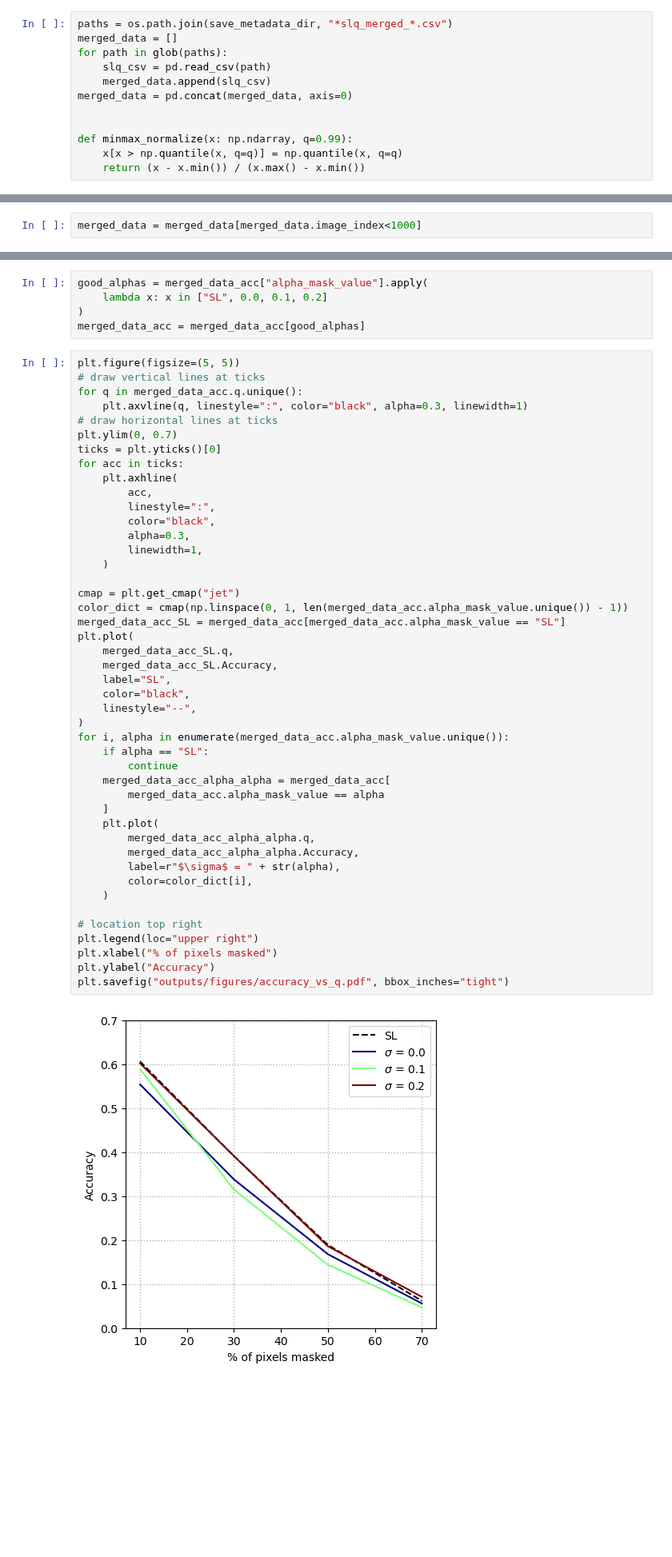
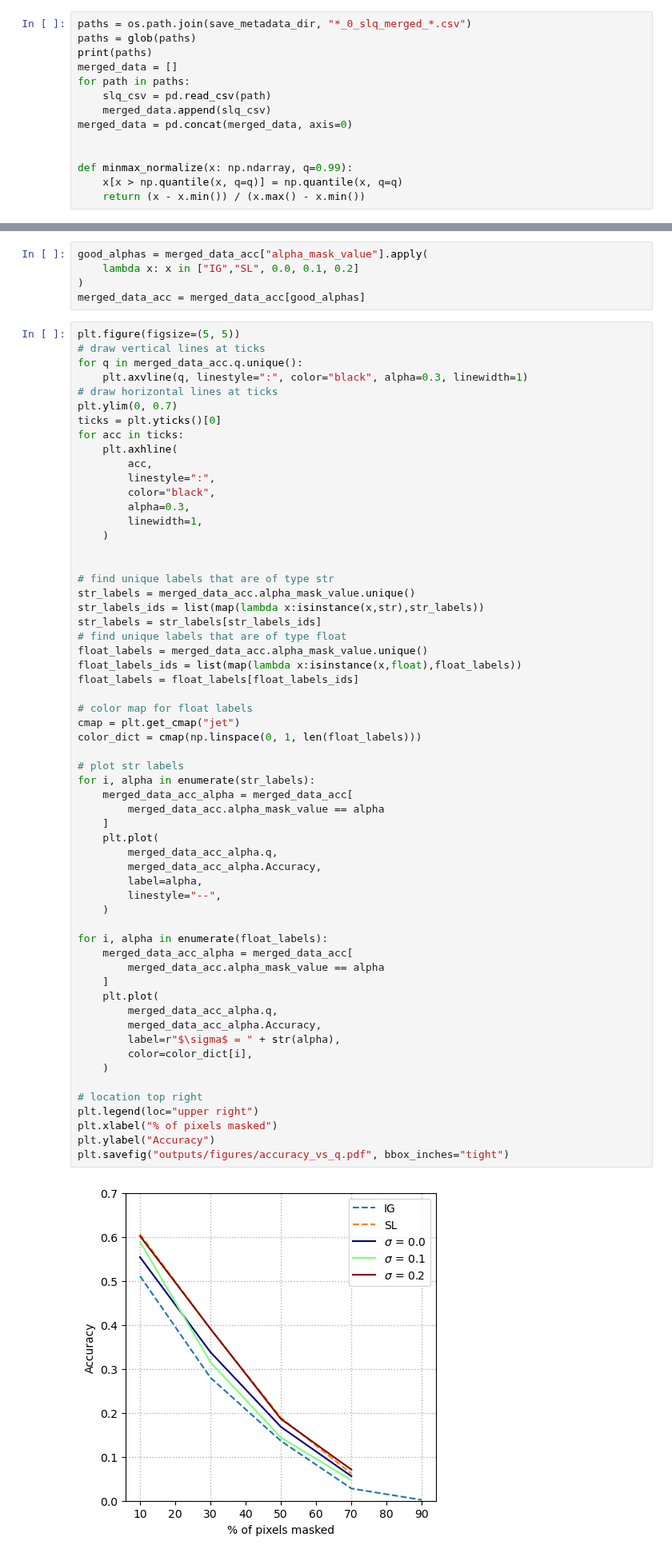
Before and after one commit to Amir-Mehrpanah/On-Spectral-Properties-of-Gradient-based-Explanation-Methods-ECCV24, a Jupyter notebook: experiments/experiment_7.ipynb, the cells around one changed output, grey strips where cells are left out. Shown at 80% size. Drawn from its saved outputs; the diff is of its cells as text; blank space fills up the shorter version.

```diff
--- a/experiments/experiment_7.ipynb
+++ b/experiments/experiment_7.ipynb
@@ -33,9 +35,11 @@ imshow_args = {"cmap": "jet"}
 #     # copy file from path to newpath
 #     os.system(f"cp {path} {newpath}")
 # %%
-paths = os.path.join(save_metadata_dir, "*slq_merged_*.csv")
+paths = os.path.join(save_metadata_dir, "*_0_slq_merged_*.csv")
+paths = glob(paths)
+print(paths)
 merged_data = []
-for path in glob(paths):
+for path in paths:
     slq_csv = pd.read_csv(path)
     merged_data.append(slq_csv)
 merged_data = pd.concat(merged_data, axis=0)
@@ -66,5 +77,3 @@ array(['SL', 0.0, 0.1, 0.2, 0.3, 0.4, 0.5], dtype=object)
-# %%
-merged_data = merged_data[merged_data.image_index<1000]
 # %%
 merged_data_acc = merged_data.groupby(["alpha_mask_value", "q"])["preds"].mean()
 merged_data_acc.name = "Accuracy"
@@ -72,52 +94,66 @@ merged_data_acc = merged_data_acc.reset_index()
 # %%
 good_alphas = merged_data_acc["alpha_mask_value"].apply(
-    lambda x: x in ["SL", 0.0, 0.1, 0.2]
+    lambda x: x in ["IG","SL", 0.0, 0.1, 0.2]
 )
 merged_data_acc = merged_data_acc[good_alphas]
 # %%
 plt.figure(figsize=(5, 5))
 # draw vertical lines at ticks
 for q in merged_data_acc.q.unique():
     plt.axvline(q, linestyle=":", color="black", alpha=0.3, linewidth=1)
 # draw horizontal lines at ticks
 plt.ylim(0, 0.7)
 ticks = plt.yticks()[0]
 for acc in ticks:
     plt.axhline(
         acc,
         linestyle=":",
         color="black",
         alpha=0.3,
         linewidth=1,
     )
 
+
+# find unique labels that are of type str
+str_labels = merged_data_acc.alpha_mask_value.unique()
+str_labels_ids = list(map(lambda x:isinstance(x,str),str_labels))
+str_labels = str_labels[str_labels_ids]
+# find unique labels that are of type float
+float_labels = merged_data_acc.alpha_mask_value.unique()
+float_labels_ids = list(map(lambda x:isinstance(x,float),float_labels))
+float_labels = float_labels[float_labels_ids]
+
+# color map for float labels
 cmap = plt.get_cmap("jet")
-color_dict = cmap(np.linspace(0, 1, len(merged_data_acc.alpha_mask_value.unique()) - 1))
-merged_data_acc_SL = merged_data_acc[merged_data_acc.alpha_mask_value == "SL"]
-plt.plot(
-    merged_data_acc_SL.q,
-    merged_data_acc_SL.Accuracy,
-    label="SL",
-    color="black",
-    linestyle="--",
-)
-for i, alpha in enumerate(merged_data_acc.alpha_mask_value.unique()):
-    if alpha == "SL":
-        continue
-    merged_data_acc_alpha_alpha = merged_data_acc[
+color_dict = cmap(np.linspace(0, 1, len(float_labels)))
+
+# plot str labels
+for i, alpha in enumerate(str_labels):
+    merged_data_acc_alpha = merged_data_acc[
         merged_data_acc.alpha_mask_value == alpha
     ]
     plt.plot(
-        merged_data_acc_alpha_alpha.q,
-        merged_data_acc_alpha_alpha.Accuracy,
+        merged_data_acc_alpha.q,
+        merged_data_acc_alpha.Accuracy,
+        label=alpha,
+        linestyle="--",
+    )
+
+for i, alpha in enumerate(float_labels):
+    merged_data_acc_alpha = merged_data_acc[
+        merged_data_acc.alpha_mask_value == alpha
+    ]
+    plt.plot(
+        merged_data_acc_alpha.q,
+        merged_data_acc_alpha.Accuracy,
         label=r"$\sigma$ = " + str(alpha),
         color=color_dict[i],
     )
 
 # location top right
 plt.legend(loc="upper right")
 plt.xlabel("% of pixels masked")
 plt.ylabel("Accuracy")
 plt.savefig("outputs/figures/accuracy_vs_q.pdf", bbox_inches="tight")
 # %% [output]
-[figure, old version]
+[figure, new version]
```
Also changed, not shown: parts of 12 cells of this notebook, 2 other files.
